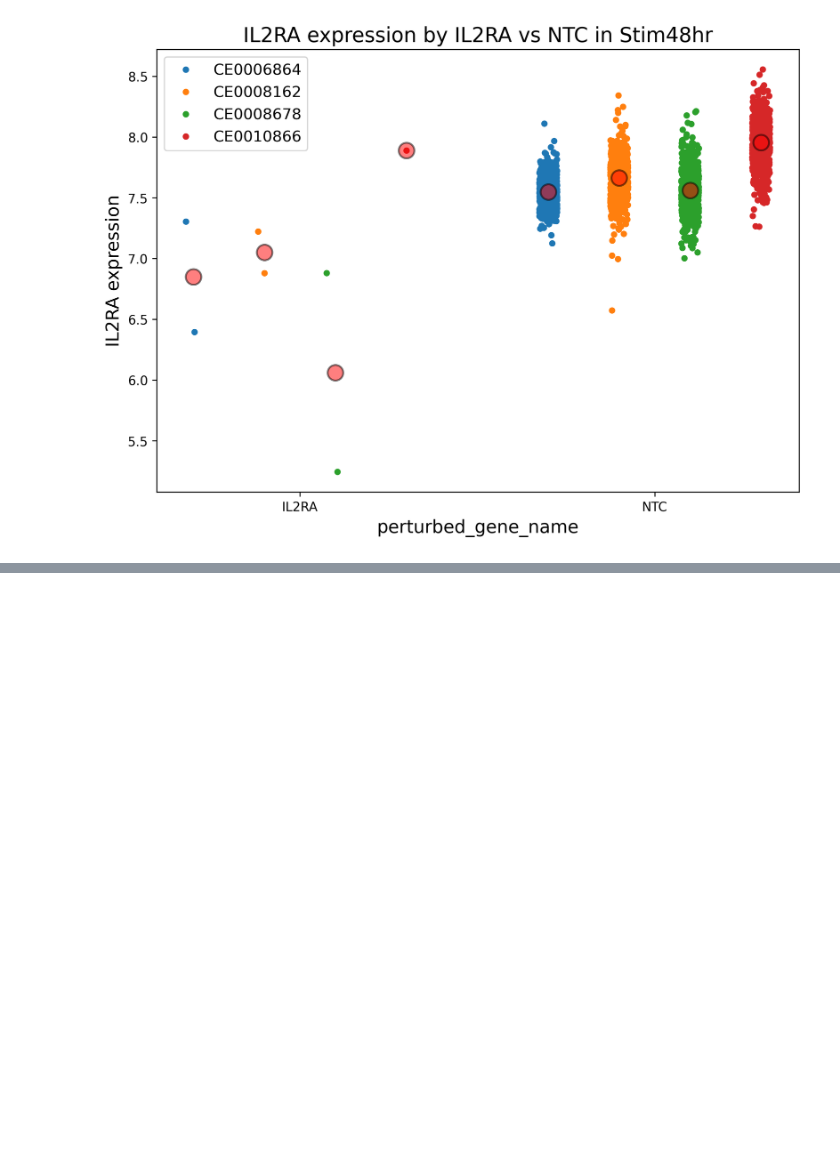
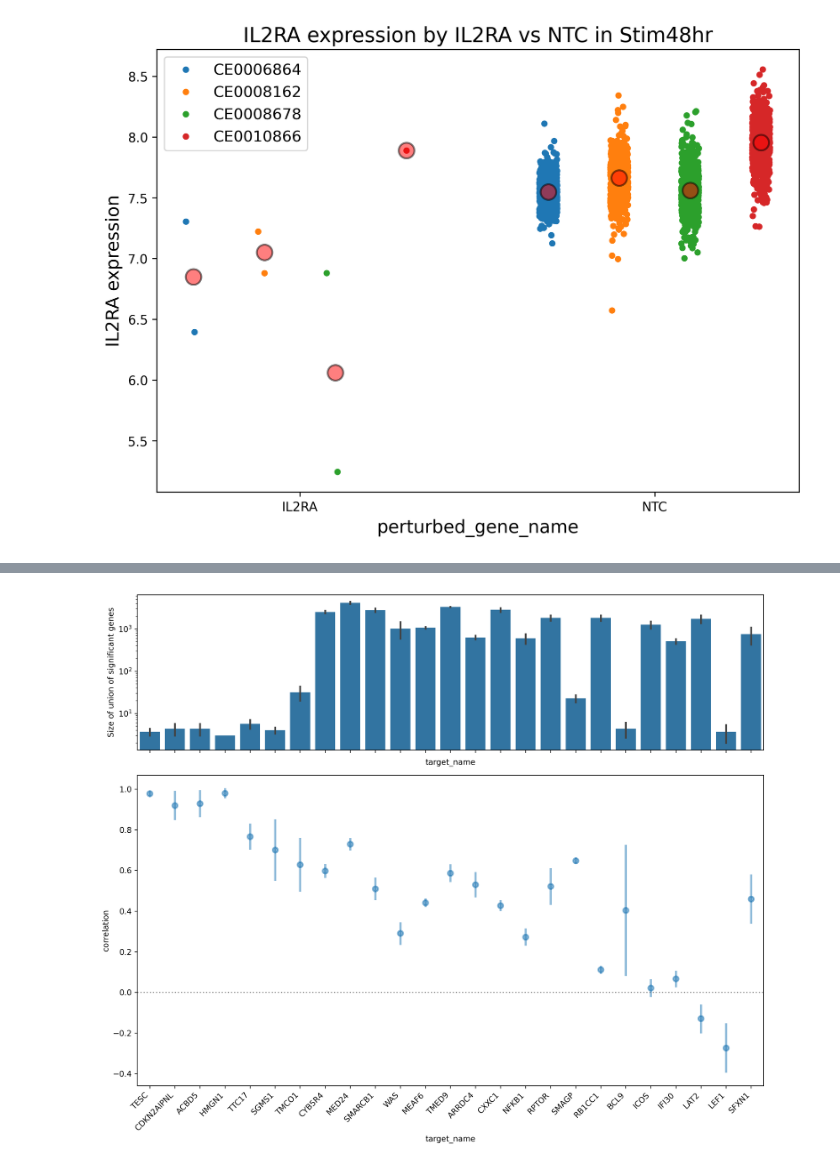
Before and after one commit to emdann/GWT_perturbseq_analysis_2025, a Jupyter notebook: src/3_DE_analysis/donor_robustness/donor_robustness_analysis.ipynb, the cells around one changed output, grey strips where cells are left out. Saved outputs shown, nothing was run; the diff lists cells and outputs as text; code cells hidden in the pictures; blank space fills up the shorter version.

```diff
--- a/src/3_DE_analysis/donor_robustness/donor_robustness_analysis.ipynb
+++ b/src/3_DE_analysis/donor_robustness/donor_robustness_analysis.ipynb
@@ -223,0 +401,28 @@ correlation_df
+# %%
+# # Calculate mean correlation per target to sort by
+# mean_corr = correlations.groupby('target_name')['n_signif'].mean().sort_values(ascending=False)
+# sorted_targets = mean_corr.index
+
+# Create figure with two subplots
+fig, (ax1, ax2) = plt.subplots(2, 1, figsize=(12, 10), height_ratios=[1, 2])
+
+# Top subplot - mean number of significant genes
+sns.barplot(data=correlations, x='target_name', y='n_signif', ax=ax1, order=sorted_targets)
+ax1.set_xticklabels([]) # Hide x labels on top plot
+ax1.set_ylabel('Size of union of significant genes')
+ax1.set_yscale('log')
+
+# Bottom subplot - correlations
+sns.pointplot(data=correlations, x='target_name', y='correlation',
+              order=sorted_targets, alpha=0.5, ax=ax2, linestyles='')
+# sns.pointplot(data=correlations, x='target_name', y='correlation_ceiling',
+#               order=sorted_targets, alpha=0.5, color='red', ax=ax2, linestyles='')
+ax2.axhline(y=0, color='black', linestyle=':', alpha=0.5)
+
+# Rotate x-axis labels for readability
+ax2.set_xticklabels(ax2.get_xticklabels(), rotation=45, ha='right')
+
+# Adjust layout to prevent label cutoff
+plt.tight_layout()
+# %% [output]
+[figure, added]
```
Also changed, not shown: parts of 14 cells of this notebook, 1 other file.
